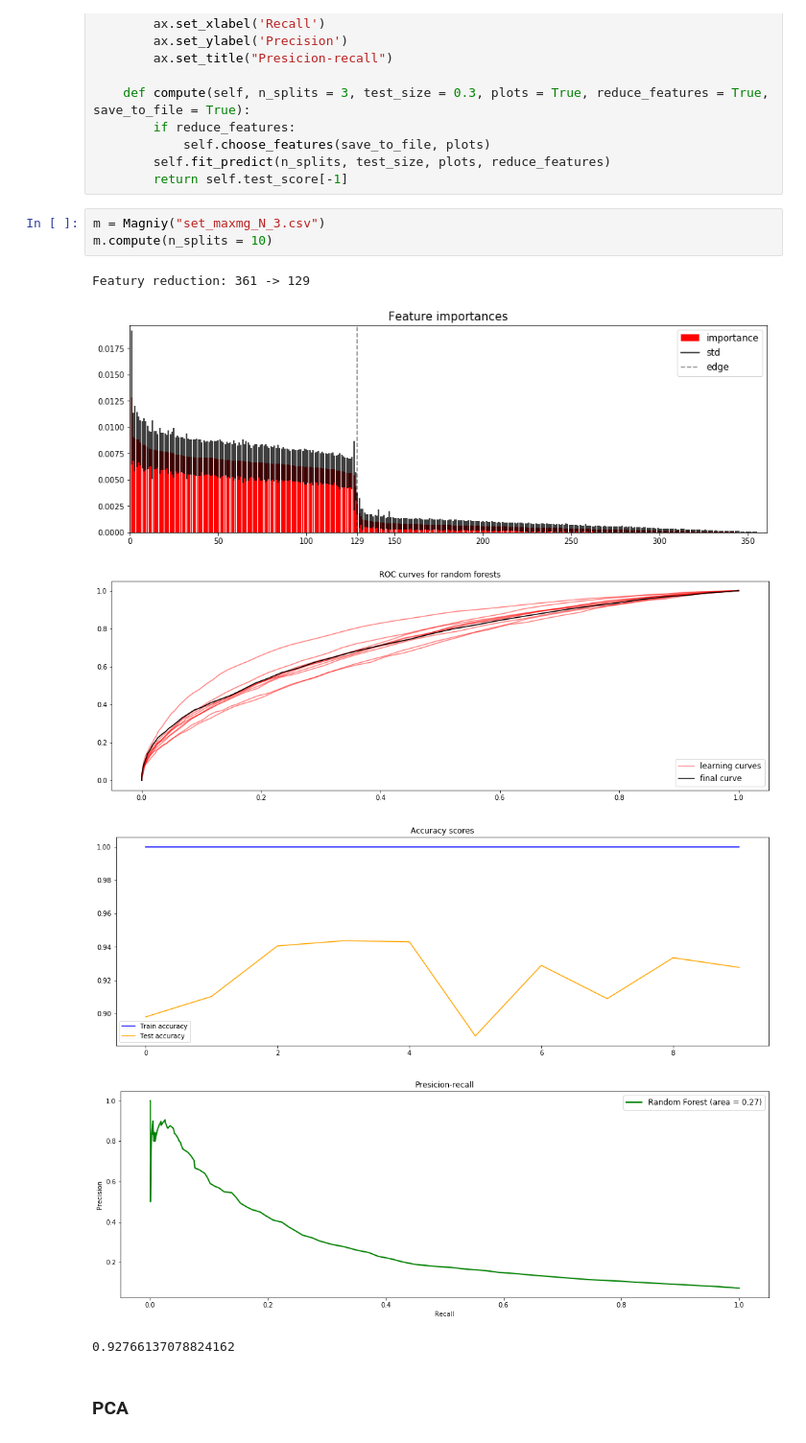
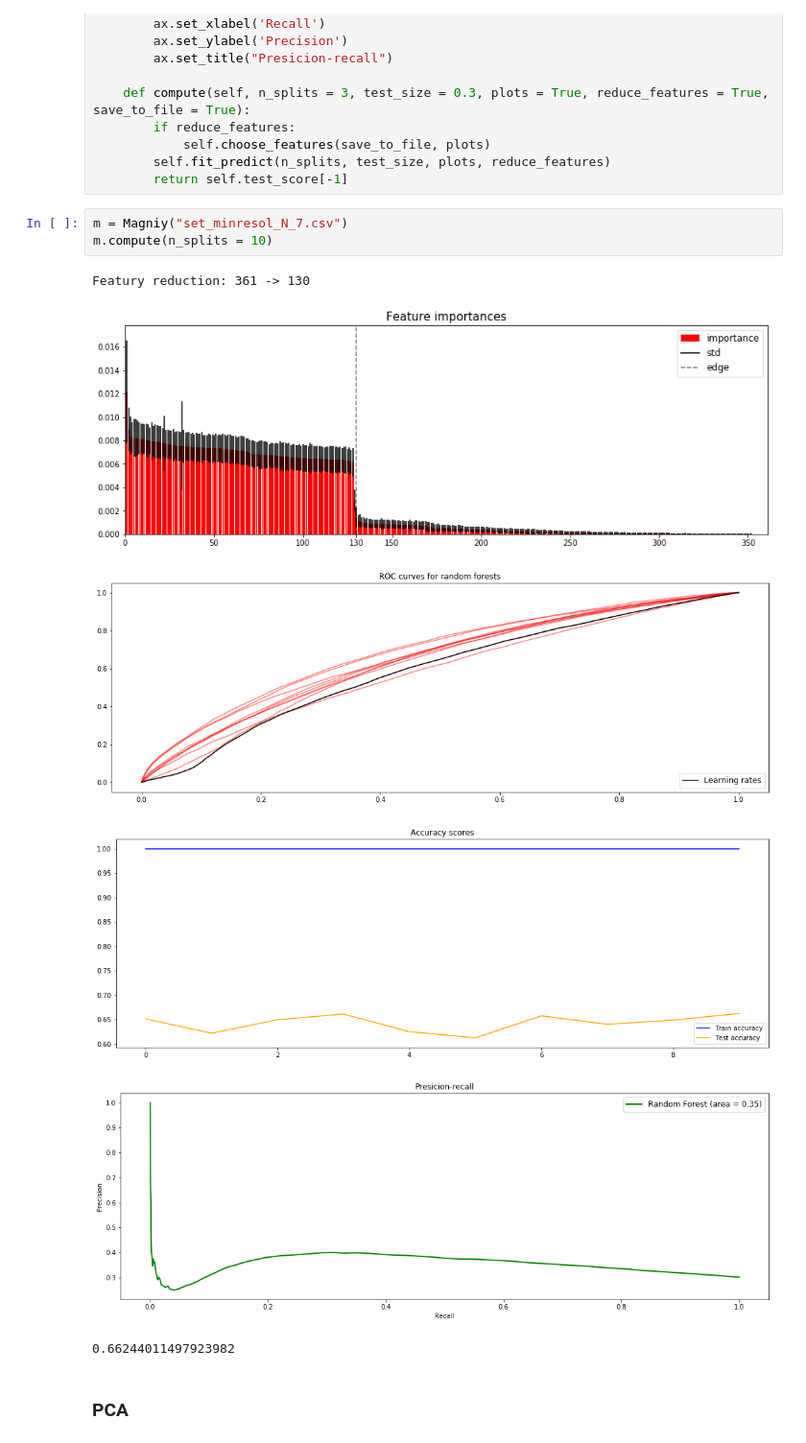
Before and after one commit to PollyTikhonova/coursework, a Jupyter notebook: First try - Class.ipynb, the cells around one changed output. Shown: that part at 96% size. Saved outputs shown, nothing was run; the diff lists cells and outputs as text.

Commit message:
'minresol_N_7'

```diff
--- a/First try - Class.ipynb
+++ b/First try - Class.ipynb
@@ -160,15 +160,15 @@ class Magniy(object):
         self.fit_predict(n_splits, test_size, plots, reduce_features)
         return self.test_score[-1]
 # %%
-m = Magniy("set_maxmg_N_3.csv")
+m = Magniy("set_minresol_N_7.csv")
 m.compute(n_splits = 10)
 # %% [output]
-Featurу reduction: 361 -> 129
+Featurу reduction: 361 -> 130
-[figure, old version]
+[figure, new version]
-[figure, old version]
+[figure, new version]
-[figure, old version]
+[figure, new version]
-[figure, old version]
+[figure, new version]
-0.92766137078824162
+0.66244011497923982
 # %% [markdown]
 ### PCA
 # %%
```
